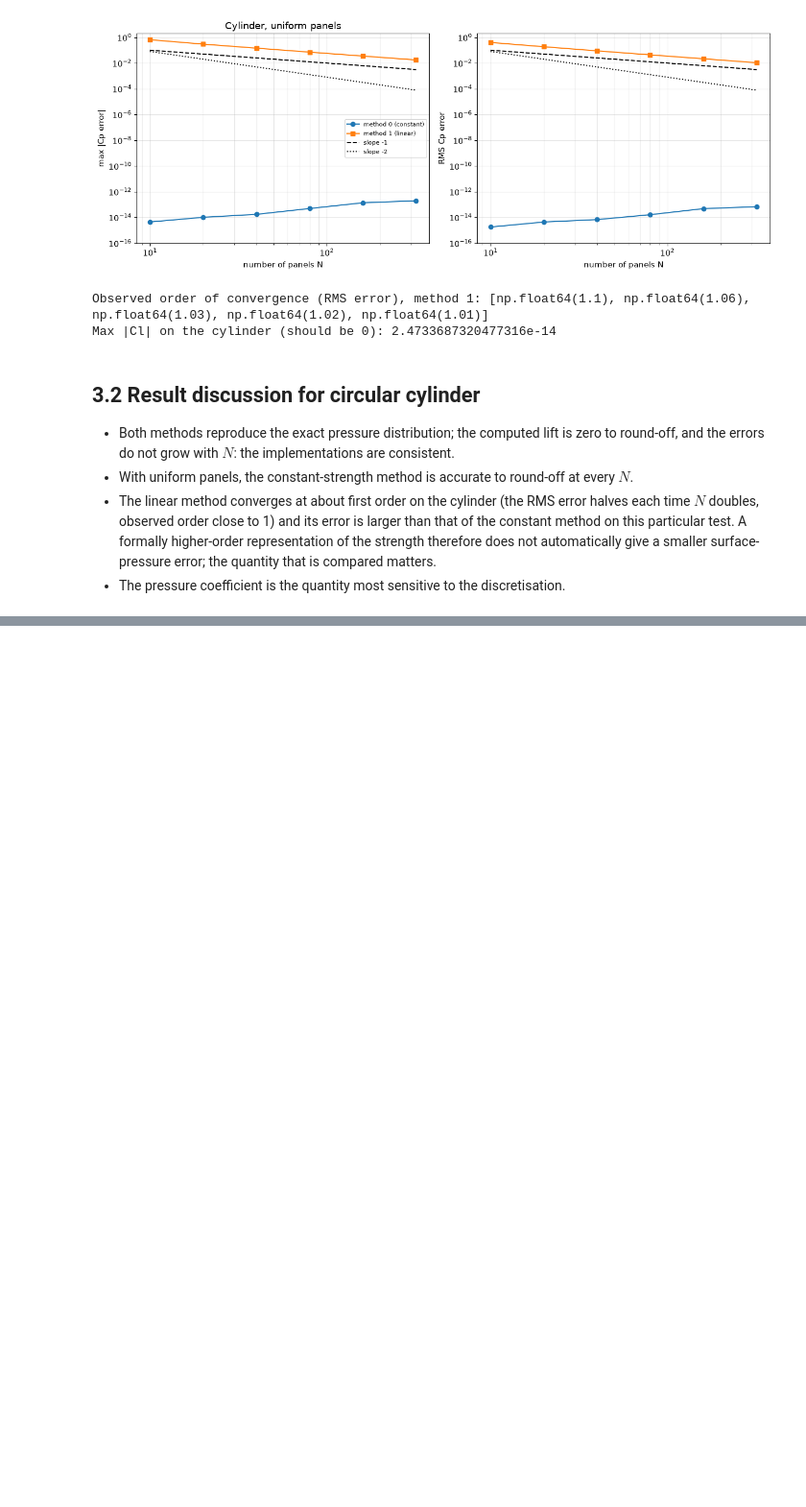
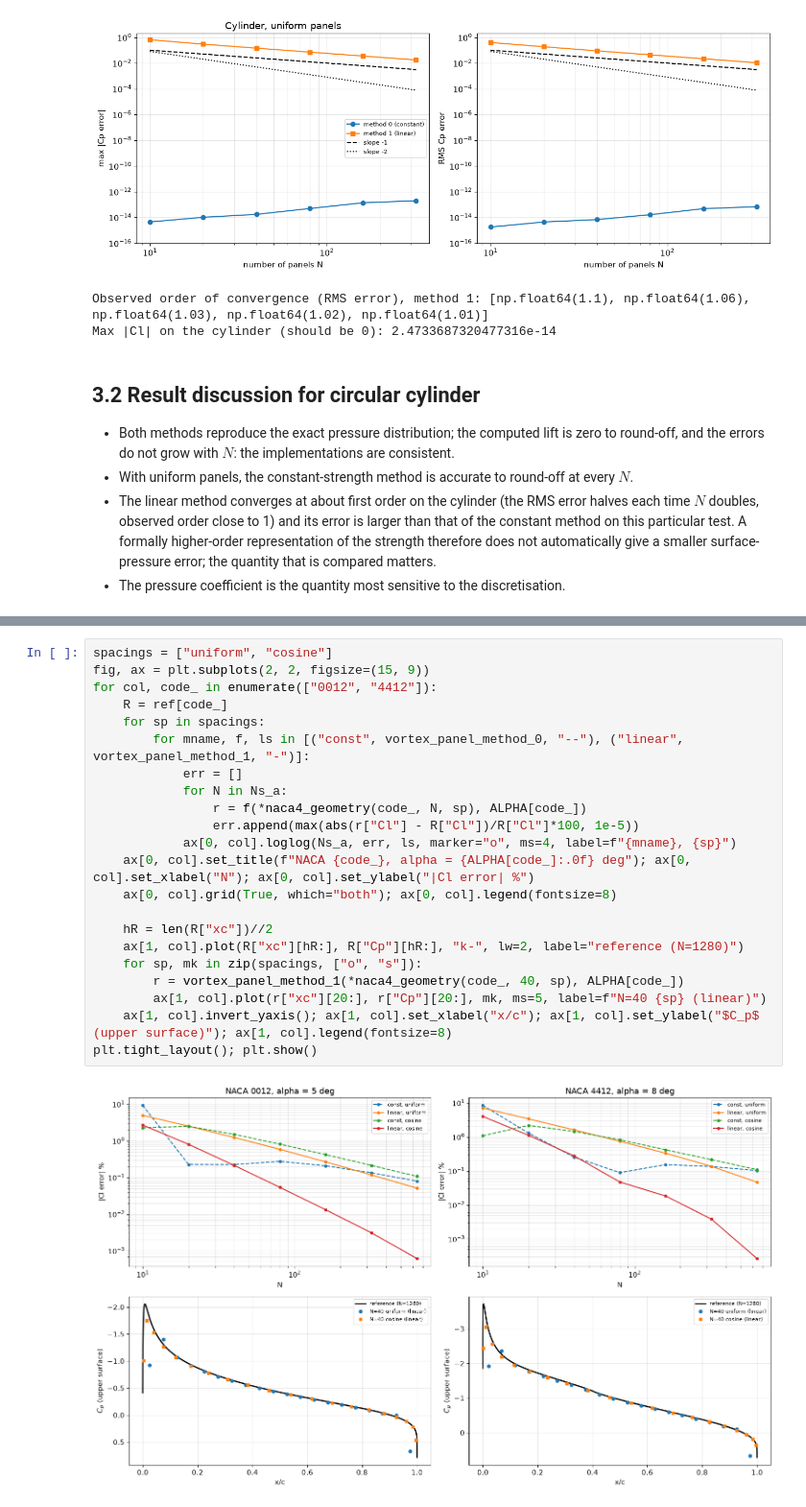
Before and after one commit to Anchalb17/AE611_2026, a Jupyter notebook: Anchal Bhupal Vortex Panel Methods assignment.ipynb, the cells around one changed output, grey strips where cells are left out. Shown at 96% size. Saved outputs shown, nothing was run; the diff lists cells and outputs as text; blank space fills up the shorter version.

```diff
--- a/Anchal Bhupal Vortex Panel Methods assignment.ipynb
+++ b/Anchal Bhupal Vortex Panel Methods assignment.ipynb
@@ -333,0 +415,24 @@ Max |Cl| on the cylinder (should be 0): 2.4733687320477316e-14
+# %%
+spacings = ["uniform", "cosine"]
+fig, ax = plt.subplots(2, 2, figsize=(15, 9))
+for col, code_ in enumerate(["0012", "4412"]):
+    R = ref[code_]
+    for sp in spacings:
+        for mname, f, ls in [("const", vortex_panel_method_0, "--"), ("linear", vortex_panel_method_1, "-")]:
+            err = []
+            for N in Ns_a:
+                r = f(*naca4_geometry(code_, N, sp), ALPHA[code_])
+                err.append(max(abs(r["Cl"] - R["Cl"])/R["Cl"]*100, 1e-5))
+            ax[0, col].loglog(Ns_a, err, ls, marker="o", ms=4, label=f"{mname}, {sp}")
+    ax[0, col].set_title(f"NACA {code_}, alpha = {ALPHA[code_]:.0f} deg"); ax[0, col].set_xlabel("N"); ax[0, col].set_ylabel("|Cl error| %")
+    ax[0, col].grid(True, which="both"); ax[0, col].legend(fontsize=8)
+
+    hR = len(R["xc"])//2
+    ax[1, col].plot(R["xc"][hR:], R["Cp"][hR:], "k-", lw=2, label="reference (N=1280)")
+    for sp, mk in zip(spacings, ["o", "s"]):
+        r = vortex_panel_method_1(*naca4_geometry(code_, 40, sp), ALPHA[code_])
+        ax[1, col].plot(r["xc"][20:], r["Cp"][20:], mk, ms=5, label=f"N=40 {sp} (linear)")
+    ax[1, col].invert_yaxis(); ax[1, col].set_xlabel("x/c"); ax[1, col].set_ylabel("$C_p$ (upper surface)"); ax[1, col].legend(fontsize=8)
+plt.tight_layout(); plt.show()
+# %% [output]
+[figure, added]
```
Also changed, not shown: parts of 12 cells of this notebook.
